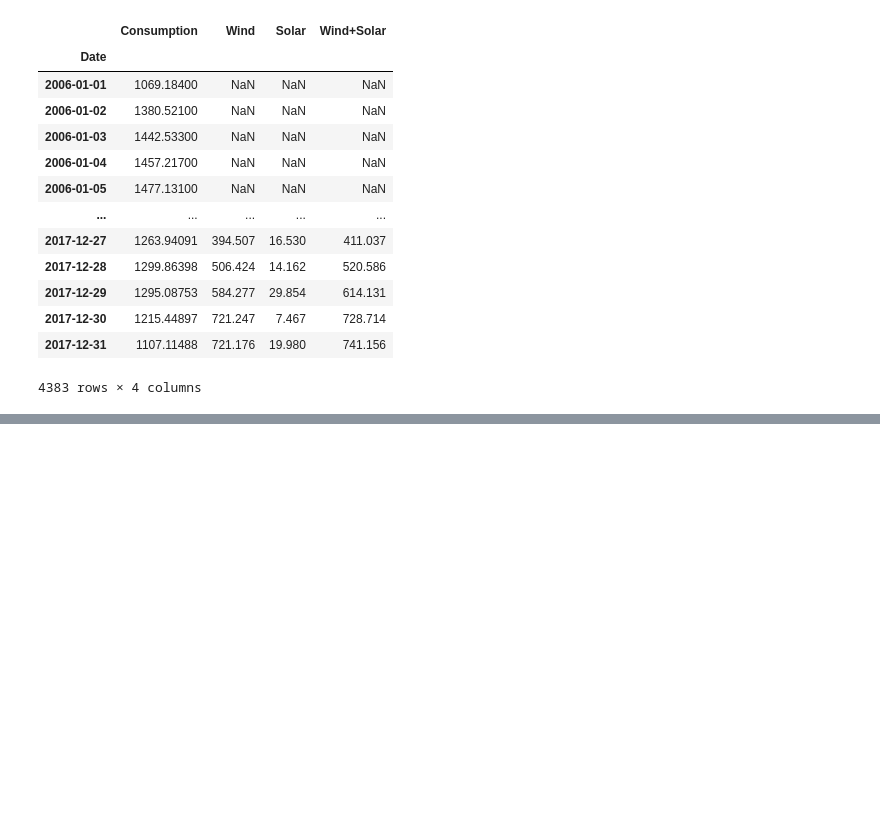
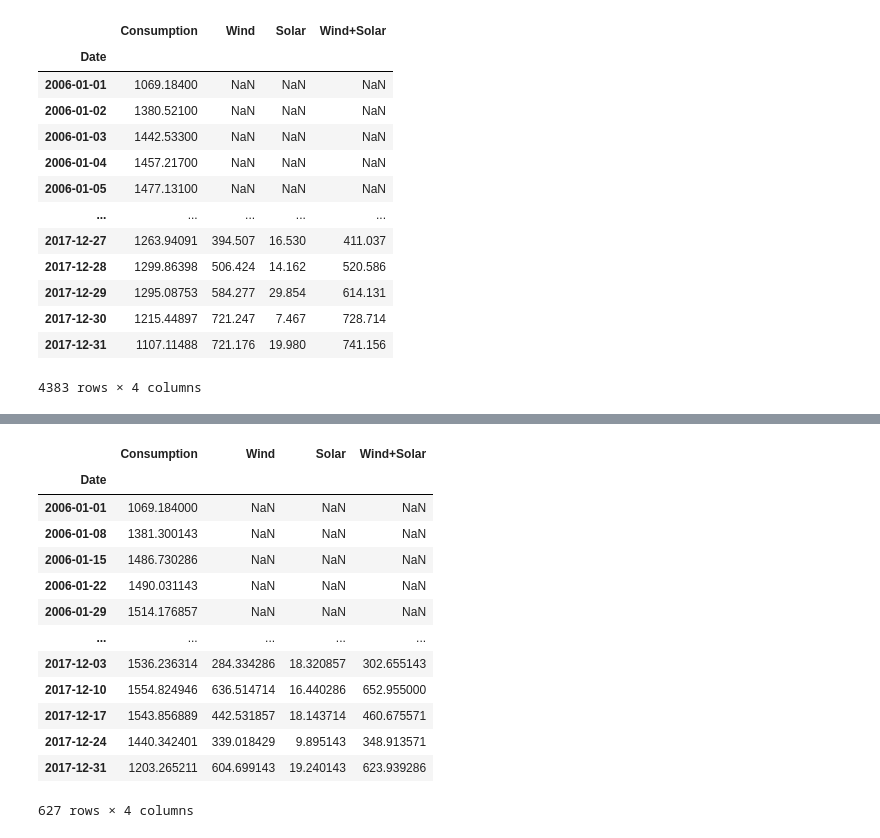
Before and after one commit to V-Nayak/python-basics, a Jupyter notebook: 17_Python_Basics_Pandas_DateTime.ipynb, the cells around one changed output, grey strips where cells are left out. Drawn from its saved outputs; the diff is of its cells as text; code cells hidden in the pictures; blank space fills up the shorter version.

```diff
--- a/17_Python_Basics_Pandas_DateTime.ipynb
+++ b/17_Python_Basics_Pandas_DateTime.ipynb
@@ -405,0 +486,19 @@ data
+# %%
+data_columns = ['Consumption', 'Wind', 'Solar', 'Wind+Solar']
+data_weekly_mean = data[data_columns].resample('W').mean() # W stands for weekly
+data_weekly_mean
+# %% [output]
+|  | Consumption | Wind | Solar | Wind+Solar |
+| Date |  |  |  |  |
+| 2006-01-01 | 1069.184000 | NaN | NaN | NaN |
+| 2006-01-08 | 1381.300143 | NaN | NaN | NaN |
+| 2006-01-15 | 1486.730286 | NaN | NaN | NaN |
+| 2006-01-22 | 1490.031143 | NaN | NaN | NaN |
+| 2006-01-29 | 1514.176857 | NaN | NaN | NaN |
+| ... | ... | ... | ... | ... |
+| 2017-12-03 | 1536.236314 | 284.334286 | 18.320857 | 302.655143 |
+| 2017-12-10 | 1554.824946 | 636.514714 | 16.440286 | 652.955000 |
+| 2017-12-17 | 1543.856889 | 442.531857 | 18.143714 | 460.675571 |
+| 2017-12-24 | 1440.342401 | 339.018429 | 9.895143 | 348.913571 |
+| 2017-12-31 | 1203.265211 | 604.699143 | 19.240143 | 623.939286 |
+627 rows × 4 columns
```
Also changed, not shown: parts of 15 cells of this notebook.
